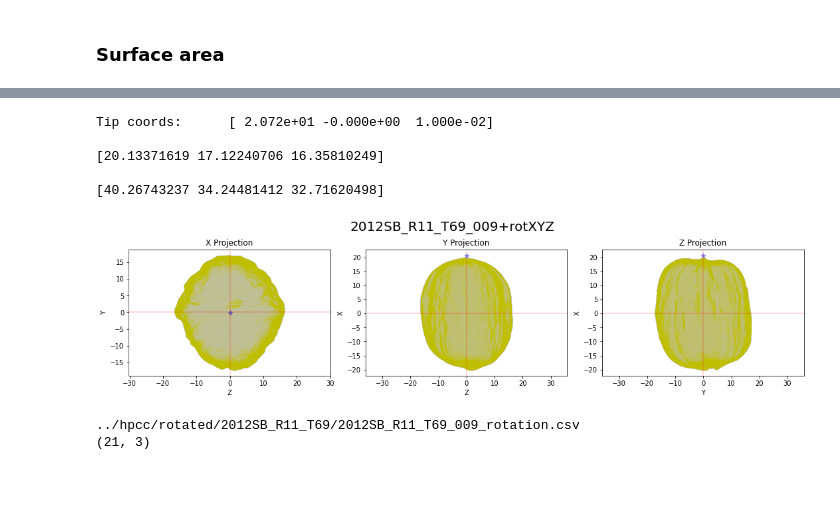
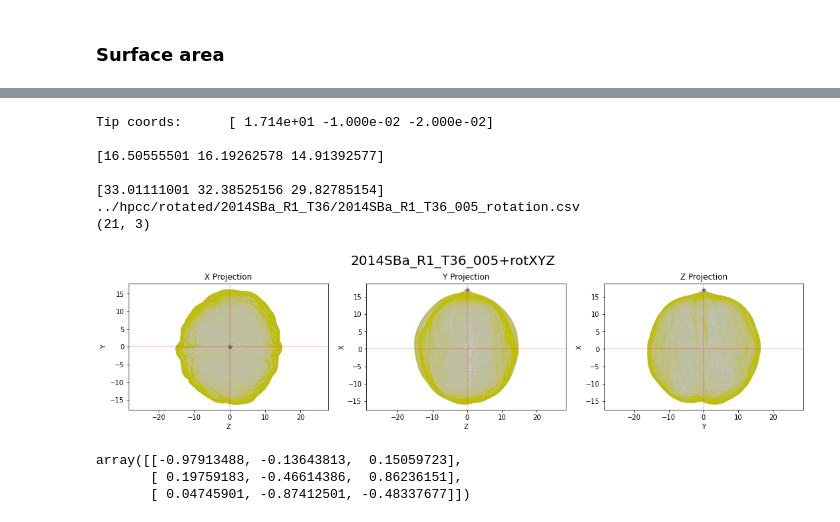
Before and after one commit to amezqui3/walnut_tda, a Jupyter notebook: jupyter/06_nut_alignment-Copy3.ipynb, the cells around one changed output, grey strips where cells are left out. Drawn from its saved outputs; the diff is of its cells as text; code cells hidden in the pictures; blank space fills up the shorter version.

```diff
--- a/jupyter/06_nut_alignment-Copy3.ipynb
+++ b/jupyter/06_nut_alignment-Copy3.ipynb
@@ -65,5 +85,7 @@ nutvoxarea = np.sum(border)
 # %%
-NNN = 30
+NNN = 35
 bottom = img[:NNN,:, :]
 top = img[-NNN:, :, :]
+topsum = np.sum(top > 0)
+botsum = np.sum(bottom > 0)
 # %%
@@ -124,9 +131,25 @@ if tipvox[0] < 0:
 # %%
+datapoints = orig_datapoints.copy() - wmean.reshape(-1,1)
+datapoints *= resol
+
+tipvox = tipvox0 - wmean
+print(tipvox)
+tipvox *= resol
+print(tipvox)
+
+rotX, rotY, rotZ = False, False, False
+flipx = np.eye(3)
+
+if tipvox[0] < 0:
+    rotX = True
+    print('rot')
+    datapoints[0] *= -1.
+    tipvox[0] *= -1.
+    flipx[0,0] *= -1
+
 thetay = np.sign(tipvox[1]) * np.arccos(tipvox[0]/np.sqrt(tipvox[0]**2 + tipvox[2]**2))
 thetaz = np.sign(tipvox[2]) * np.arccos(tipvox[0]/np.sqrt(tipvox[0]**2 + tipvox[1]**2))
-#thetaz += 0.05
-
-print(np.rad2deg([thetay, thetaz]))
+#thetaz -= .32
 
 roty = np.array([[np.cos(thetay), 0,  np.sin(thetay)],
                  [0, 1, 0],
@@ -142,7 +165,6 @@ foo = np.zeros(len(rots))
 for i in range(len(rots)):
     bar = rots[i] @ tipvox
     foo[i] = np.sum(bar[1:] ** 2)
-
 rotyz = rots[np.argmin(foo)]
 
 rcoords = rotyz @ datapoints
@@ -288,37 +311,46 @@ print(filename)
 # %%
 rcoords = rotxyz @ datapoints
 rtipvox = rotxyz @ tipvox
 print('Tip coords:\t', np.round(rtipvox, 2))
 
 minis = np.min(rcoords, axis=1)
 maxes = np.max(rcoords, axis=1)
 
 print('\n', (maxes - minis)/2, '\n\n', maxes - minis, sep='')
 
 fig, ax = wnut.plot_3Dprojections(rcoords, fname + '+rotXYZ', alpha=0.01, writefig=True, dst=wdst);
 ax[0].scatter(rtipvox[2], rtipvox[1], marker='*', s=50, c='b', alpha=.4)
 ax[1].scatter(rtipvox[2], rtipvox[0], marker='*', s=50, c='b', alpha=.4)
 ax[2].scatter(rtipvox[1], rtipvox[0], marker='*', s=50, c='b', alpha=.4);
+
+hull = spatial.ConvexHull(rcoords.T)
+
+align = np.vstack((wmean, rotx, roty, rotz, rotxyz @ flipx,
+                   np.array([rotX,rotY,rotZ]).astype(int),
+                   tipvox, rtipvox,
+                   minis, maxes, maxes - minis,
+                   [nutvol, nutarea, nutvoxarea],
+                   [hull.area, hull.volume, 0]))
+filename = wdst + fname + '_rotation.csv'
+print(filename)
+np.savetxt(filename, align, delimiter=',')
+print(align.shape)
+
+if swapaxes:
+    tf.imwrite(wsrc + bname + '/' + fname + '.tif', img, photometric='minisblack', compress=3)
+    pass
 # %% [output]
-Tip coords:      [ 2.072e+01 -0.000e+00  1.000e-02]
+Tip coords:      [ 1.714e+01 -1.000e-02 -2.000e-02]
 
-[20.13371619 17.12240706 16.35810249]
+[16.50555501 16.19262578 14.91392577]
 
-[40.26743237 34.24481412 32.71620498]
+[33.01111001 32.38525156 29.82785154]
+../hpcc/rotated/2014SBa_R1_T36/2014SBa_R1_T36_005_rotation.csv
+(21, 3)
-[figure, old version]
+[figure, new version]
-# %%
-hull = spatial.ConvexHull(rcoords.T)
-
-align = np.vstack((wmean, rotx, roty, rotz, rotxyz @ flipx,
-                   np.array([rotX,rotY,rotZ]).astype(int),
-                   tipvox, rtipvox,
-                   minis, maxes, maxes - minis,
-                   [nutvol, nutarea, nutvoxarea],
-                   [hull.area, hull.volume, 0]))
-filename = wdst + fname + '_rotation.csv'
-print(filename)
-np.savetxt(filename, align, delimiter=',')
-print(align.shape)
-# %% [output]
-../hpcc/rotated/2012SB_R11_T69/2012SB_R11_T69_009_rotation.csv
-(21, 3)
+# %%
+(rotxyz @ flipx)
+# %% [output]
+array([[-0.97913488, -0.13643813,  0.15059723],
+       [ 0.19759183, -0.46614386,  0.86236151],
+       [ 0.04745901, -0.87412501, -0.48337677]])
```
Also changed, not shown: parts of 14 cells of this notebook, 10 other files.
